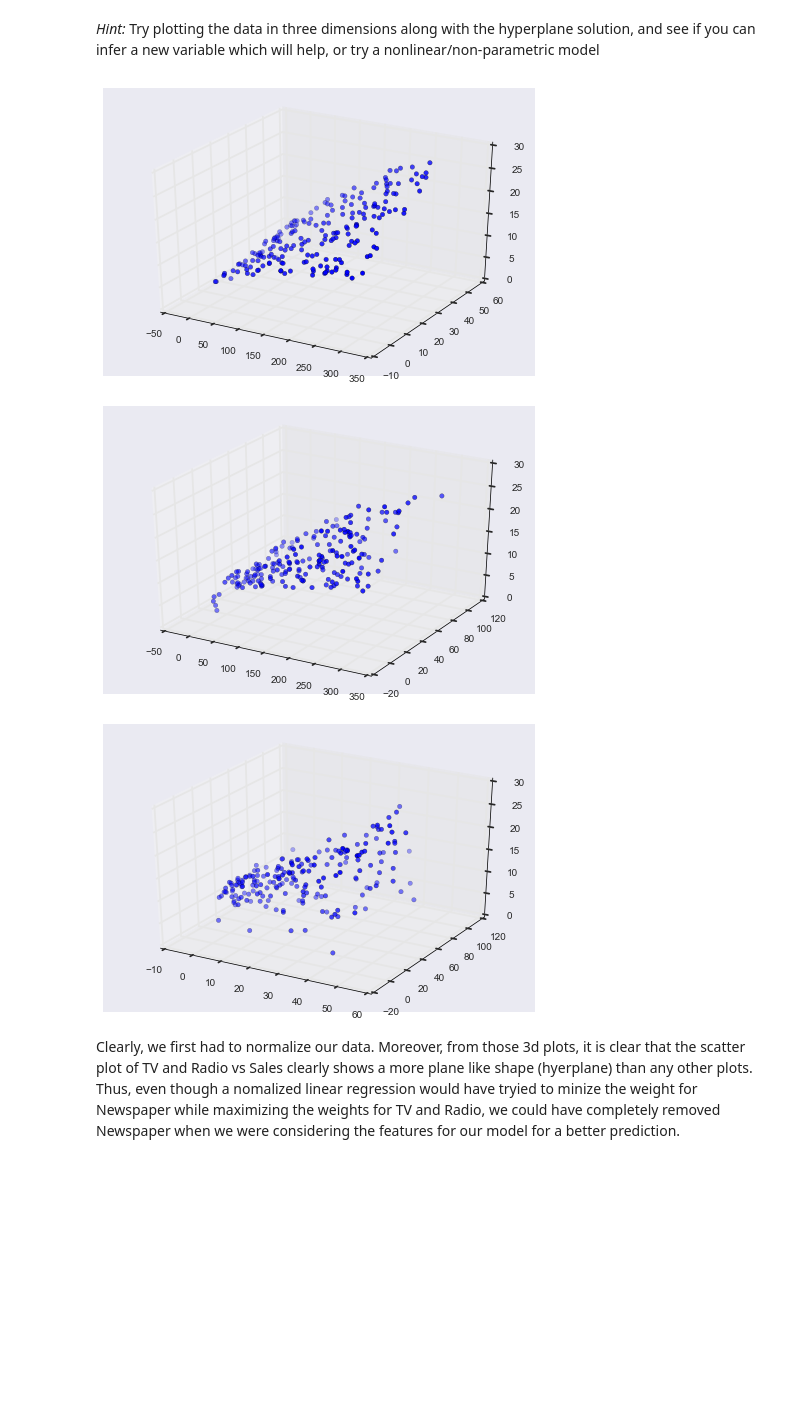
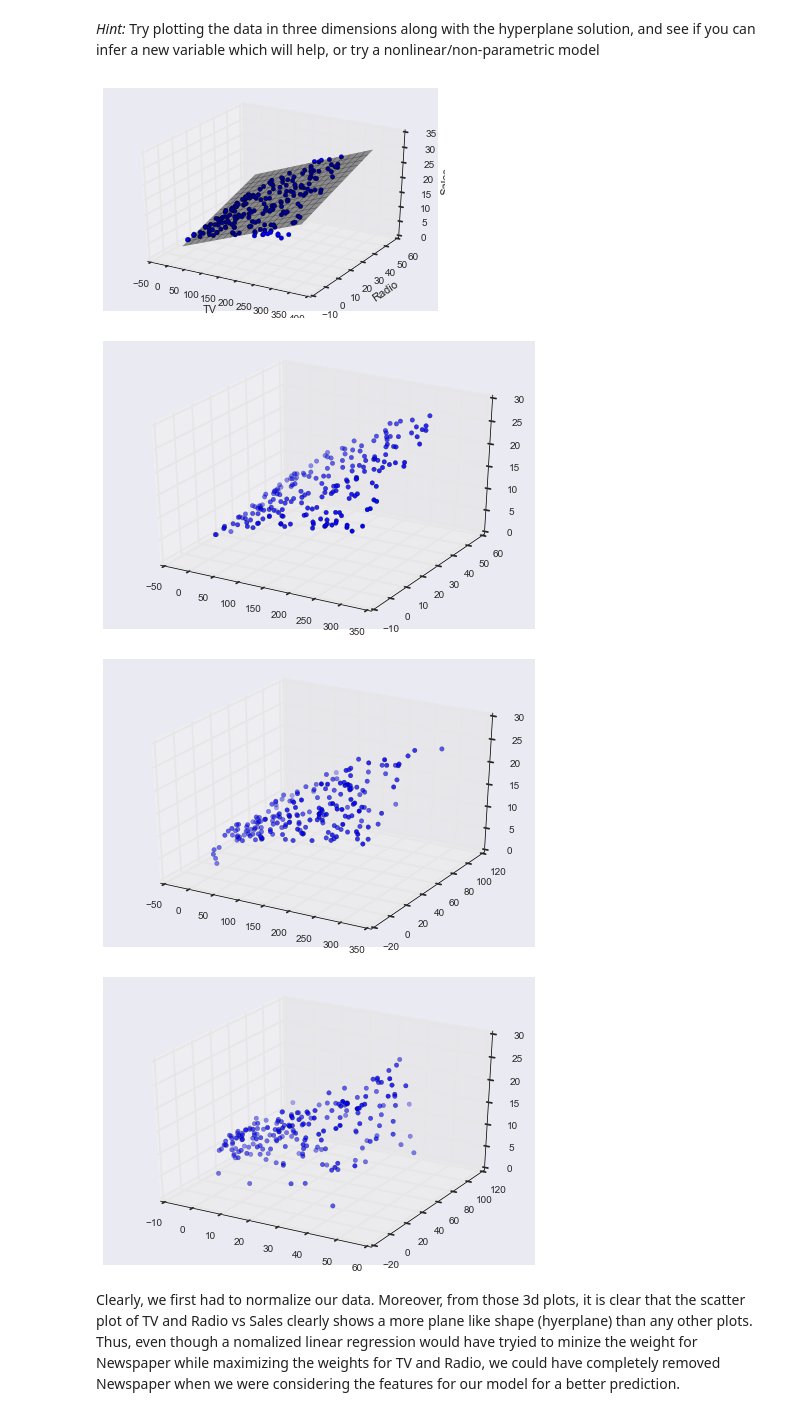
Before and after one commit to Columbia-Intro-Data-Science/python-introduction-seunghwanl, a Jupyter notebook: Homework/Homework 1 - Github and Pandas.ipynb, the cells around one changed output. Drawn from its saved outputs; the diff is of its cells as text; code cells hidden in the pictures; blank space fills up the shorter version.

```diff
--- a/Homework/Homework 1 - Github and Pandas.ipynb
+++ b/Homework/Homework 1 - Github and Pandas.ipynb
@@ -223,26 +223,67 @@ Now we see that TV has the strongest correlation with sales, which is true.
 a new variable which will help, or try a nonlinear/non-parametric model
 # %%
 from mpl_toolkits.mplot3d import Axes3D
+import statsmodels.formula.api as sm
+import numpy as np
+
+# code borrowed from stackoverflow
+# http://stackoverflow.com/questions/26431800/plot-linear-model-in-3d-with-matplotlib
+model = sm.ols(formula='Sales ~ TV + Radio', data = df)
+fit = model.fit()
+
+fit.summary()
+
+fig = plt.figure()
+ax = fig.add_subplot(111, projection='3d')
+
+x_surf = np.arange(0, 350, 20)                # generate a mesh
+y_surf = np.arange(0, 60, 4)
+x_surf, y_surf = np.meshgrid(x_surf, y_surf)
+
+exog = pd.core.frame.DataFrame({'TV': x_surf.ravel(), 'Radio': y_surf.ravel()})
+out = fit.predict(exog = exog)
+ax.plot_surface(x_surf, y_surf,
+                out.reshape(x_surf.shape),
+                rstride=1,
+                cstride=1,
+                color='None',
+                alpha = 0.4)
+
+ax.scatter(df['TV'], df['Radio'], df['Sales'],
+           c='blue',
+           marker='o',
+           alpha=1)
+
+ax.set_xlabel('TV')
+ax.set_ylabel('Radio')
+ax.set_zlabel('Sales')
+
+plt.show()
+
+###
+
+# without hyerplane
 fig = plt.figure()
 ax = Axes3D(fig)
 ax.scatter(df.TV, df.Radio, df.Sales)
 plt.show()
 fig.clf()
 
 fig = plt.figure()
 ax = Axes3D(fig)
 ax.scatter(df.TV, df.Newspaper, df.Sales)
 plt.show()
 fig.clf()
 
 fig = plt.figure()
 ax = Axes3D(fig)
 ax.scatter(df.Radio, df.Newspaper, df.Sales)
 plt.show()
 # %% [output]
-[figure, old version]
+[figure, new version]
-[figure, old version]
+[figure, new version]
-[figure, old version]
+[figure, new version]
+[figure, added]
 # %% [markdown]
 Clearly, we first had to normalize our data. Moreover, from those 3d plots, it is clear that the scatter plot of TV and Radio vs Sales clearly shows a more plane like shape (hyerplane) than any other plots. Thus, even though a nomalized linear regression would have tryied to minize the weight for Newspaper while maximizing the weights for TV and Radio, we could have completely removed Newspaper when we were considering the features for our model for a better prediction.
 # %% [markdown]
```
Also changed, not shown: parts of 4 cells of this notebook.
